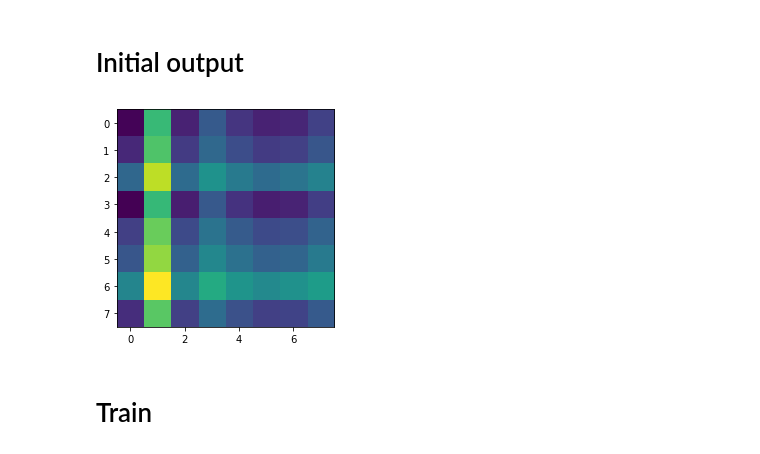
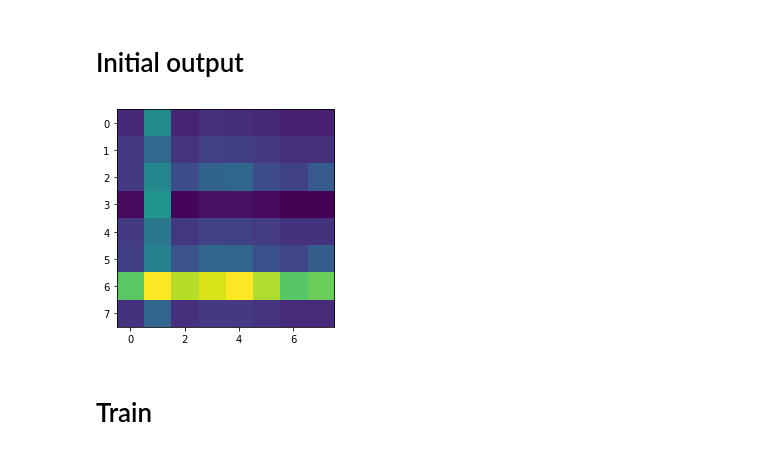
Before and after one commit to timgott/DeepQAP, a Jupyter notebook: evaluation/GNNTest.ipynb, the cells around one changed output. Saved outputs shown, nothing was run; the diff lists cells and outputs as text; code cells hidden in the pictures.

```diff
--- a/evaluation/GNNTest.ipynb
+++ b/evaluation/GNNTest.ipynb
@@ -33,6 +33,8 @@ with open("../qapdata/testgraph.dat", "r") as f:
 
 nets = {
     "dense_ln": lambda: dqn_nets.dense(32, 1, 1, True),
+    "dense_ln2": lambda: dqn_nets.dense(32, 1, 2, True),
+    "dense_ln3": lambda: dqn_nets.dense(32, 2, 2, True),
     #"dense": lambda: dqn_nets.dense(32, 1, 1, False),
     #"mp_gat": lambda: dqn_nets.mp_gat(8, 8, 8, 3),
     #"mp_gat_no_edge_nn": lambda: dqn_nets.mp_gat_no_edge_nn(32, 32, 32, 3),
@@ -71,9 +73,9 @@ def show_output(net):
     net_output = net(qap)
     plt.imshow(net_output.detach())
 # %%
-show_output(nets["dense"]())
+show_output(nets["dense_ln"]())
 # %% [output]
-[figure, old version]
+[figure, new version]
 # %% [markdown]
 # Train
 # %%
```
Also changed, not shown: parts of 2 cells of this notebook.
